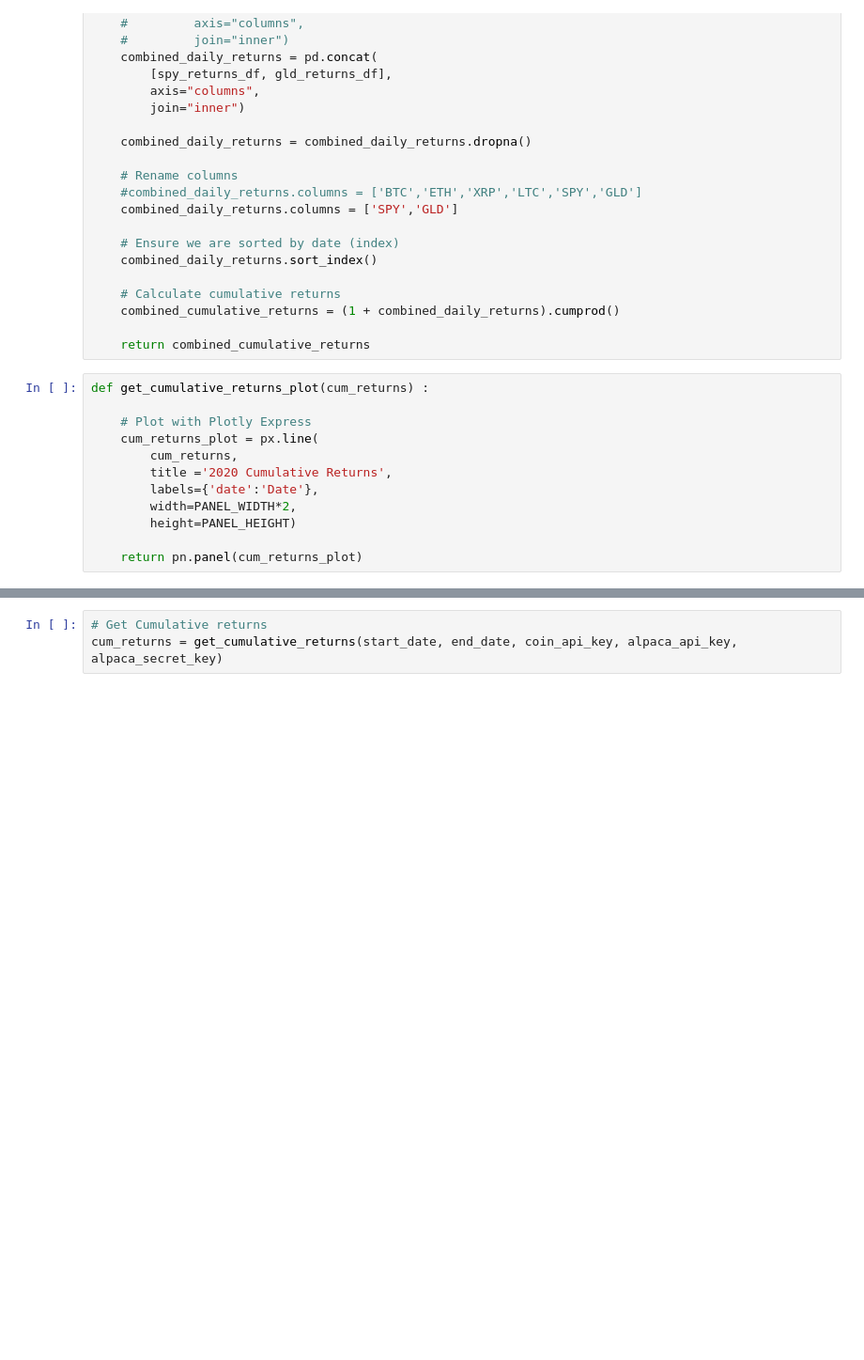
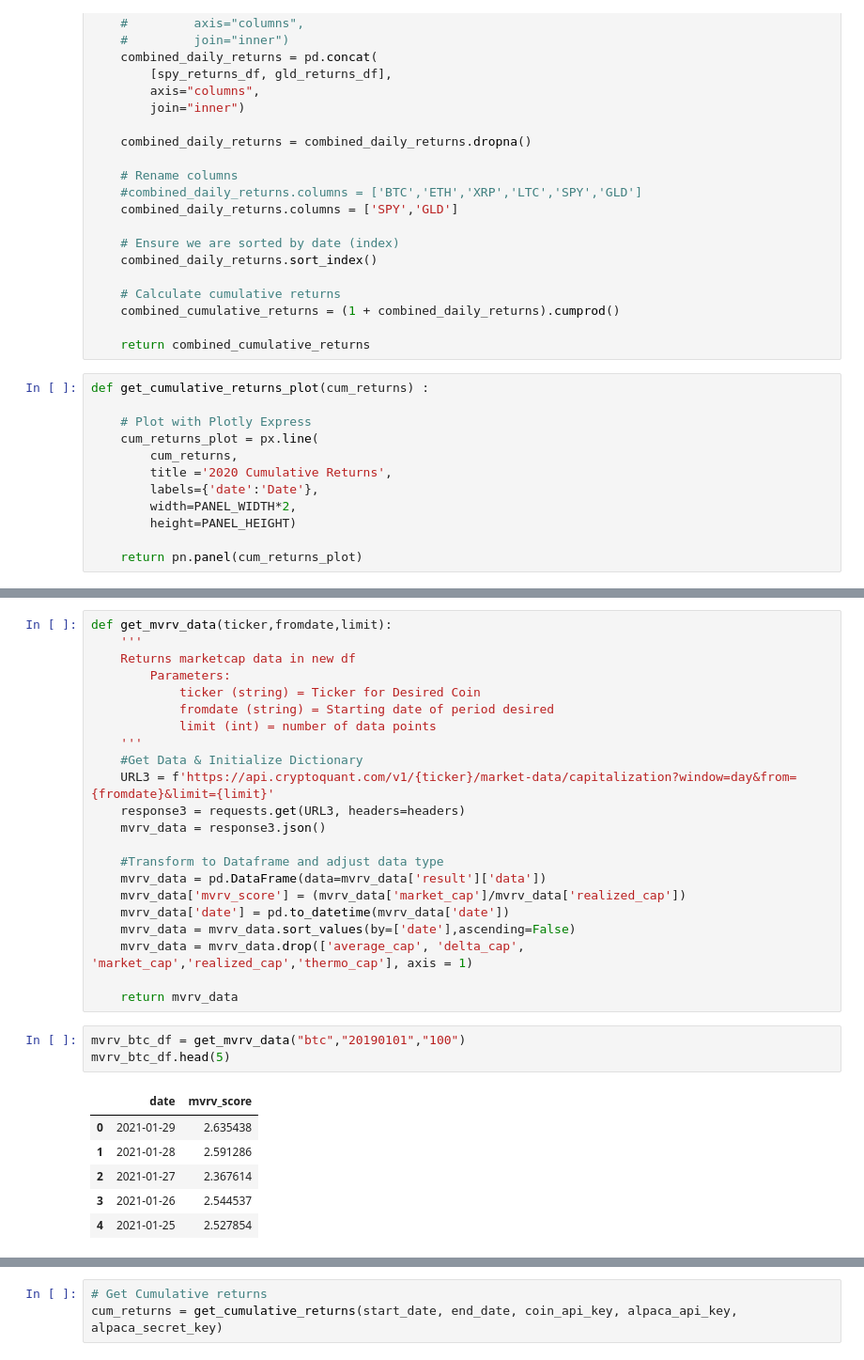
Before and after one commit to nospmah/fintech.group_project, a Jupyter notebook: reports/analysis.ipynb, the cells around one changed output, grey strips where cells are left out. Shown at 94% size. Cells and saved outputs as stored; diff of their text form; blank space fills up the shorter version.

```diff
--- a/reports/analysis.ipynb
+++ b/reports/analysis.ipynb
@@ -227,0 +290,32 @@ def get_cumulative_returns_plot(cum_returns) :
+# %%
+def get_mvrv_data(ticker,fromdate,limit):
+    '''
+    Returns marketcap data in new df
+        Parameters:
+            ticker (string) = Ticker for Desired Coin
+            fromdate (string) = Starting date of period desired
+            limit (int) = number of data points
+    '''
+    #Get Data & Initialize Dictionary
+    URL3 = f'https://api.cryptoquant.com/v1/{ticker}/market-data/capitalization?window=day&from={fromdate}&limit={limit}'
+    response3 = requests.get(URL3, headers=headers)
+    mvrv_data = response3.json()
+
+    #Transform to Dataframe and adjust data type
+    mvrv_data = pd.DataFrame(data=mvrv_data['result']['data'])
+    mvrv_data['mvrv_score'] = (mvrv_data['market_cap']/mvrv_data['realized_cap'])
+    mvrv_data['date'] = pd.to_datetime(mvrv_data['date'])
+    mvrv_data = mvrv_data.sort_values(by=['date'],ascending=False)
+    mvrv_data = mvrv_data.drop(['average_cap', 'delta_cap', 'market_cap','realized_cap','thermo_cap'], axis = 1)
+
+    return mvrv_data
+# %%
+mvrv_btc_df = get_mvrv_data("btc","20190101","100")
+mvrv_btc_df.head(5)
+# %% [output]
+|  | date | mvrv_score |
+| 0 | 2021-01-29 | 2.635438 |
+| 1 | 2021-01-28 | 2.591286 |
+| 2 | 2021-01-27 | 2.367614 |
+| 3 | 2021-01-26 | 2.544537 |
+| 4 | 2021-01-25 | 2.527854 |
```
Also changed, not shown: parts of 12 cells of this notebook, 1 other file.
